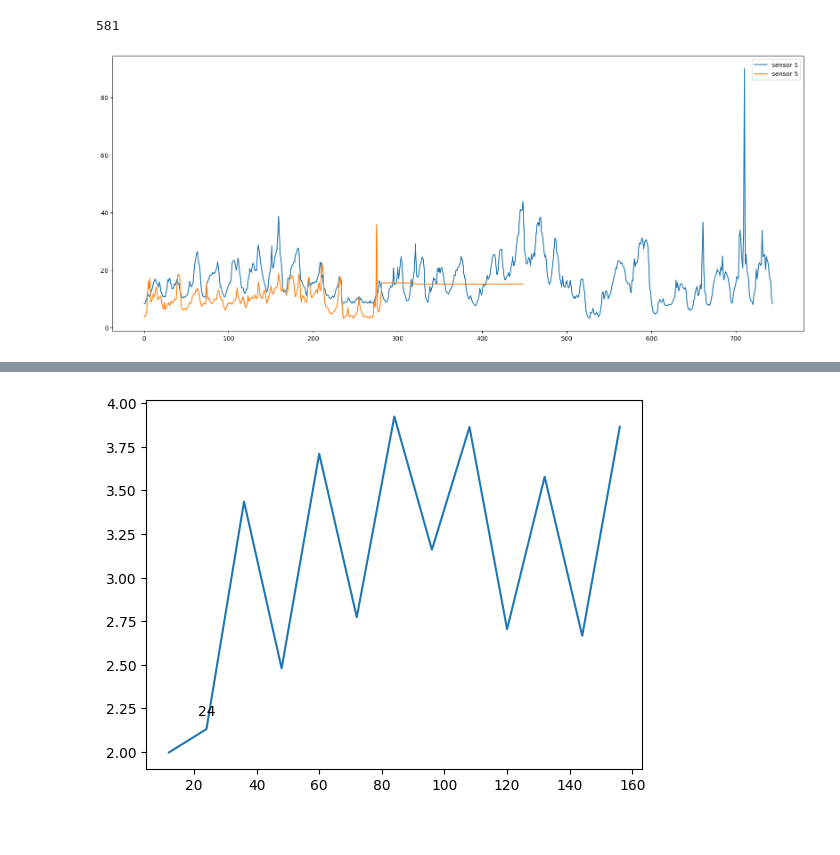
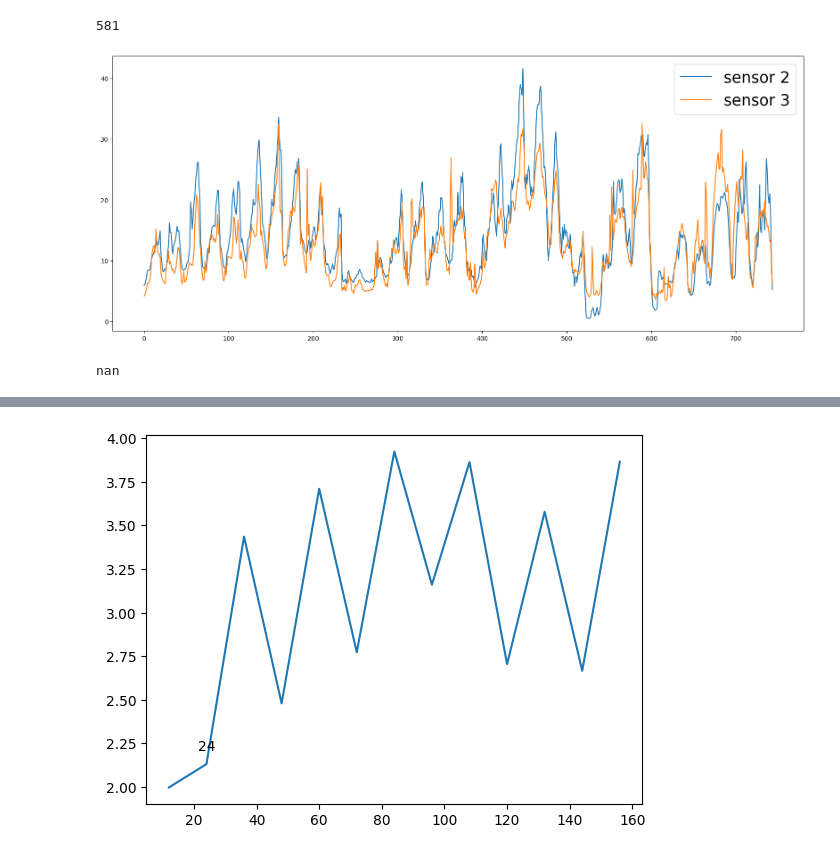
Before and after one commit to shriyankahirem/Air-Quality, a Jupyter notebook: SensorAnalysisforTim_Feb05/analysis2.ipynb, the cells around one changed output, grey strips where cells are left out. Drawn from its saved outputs; the diff is of its cells as text; code cells hidden in the pictures.

```diff
--- a/SensorAnalysisforTim_Feb05/analysis2.ipynb
+++ b/SensorAnalysisforTim_Feb05/analysis2.ipynb
@@ -66,13 +66,17 @@ area3_dfs[0]["pm25"].isnull().sum()
 581
 # %%
 fig, ax = plt.subplots(figsize=(20, 8))
-plt.plot(area1_dfs[0]["pm25"][:250], label="sensor 1")
-# plt.plot(area1_dfs[1]["pm25"][:24*31], label="sensor 2")
-# plt.plot(area2_dfs[0]["pm25"][:24*31], label="sensor 3")
-# plt.plot(area2_dfs[1]["pm25"][:24*31], label="sensor 4")
-plt.plot(area3_dfs[0]["pm25"][:24*31], label="sensor 5")
-# plt.plot(area3_dfs[1]["pm25"][:24*31], label="sensor 6")
-plt.legend()
+start_index = 0
+end_index = 24*(31+0)
+# plt.plot(all_dfs[0]["pm25"][start_index:end_index], label="sensor 1")
+plt.plot(all_dfs[1]["pm25"][start_index:end_index], label="sensor 2")
+plt.plot(all_dfs[2]["pm25"][start_index:end_index], label="sensor 3")
+# plt.plot(all_dfs[3]["pm25"][start_index:end_index], label="sensor 4")
+# plt.plot(all_dfs[4]["pm25"][start_index:end_index], label="sensor 5")
+# plt.plot(all_dfs[5]["pm25"][start_index:end_index], label="sensor 6")
+plt.legend(fontsize=25)
 plt.show()
+print(np.corrcoef(all_dfs[3]["pm25"][start_index:end_index], all_dfs[4]["pm25"][start_index:end_index])[0, 1])
 # %% [output]
-[figure, old version]
+[figure, new version]
+nan
```
Also changed, not shown: parts of 4 cells of this notebook, 2 other files.
